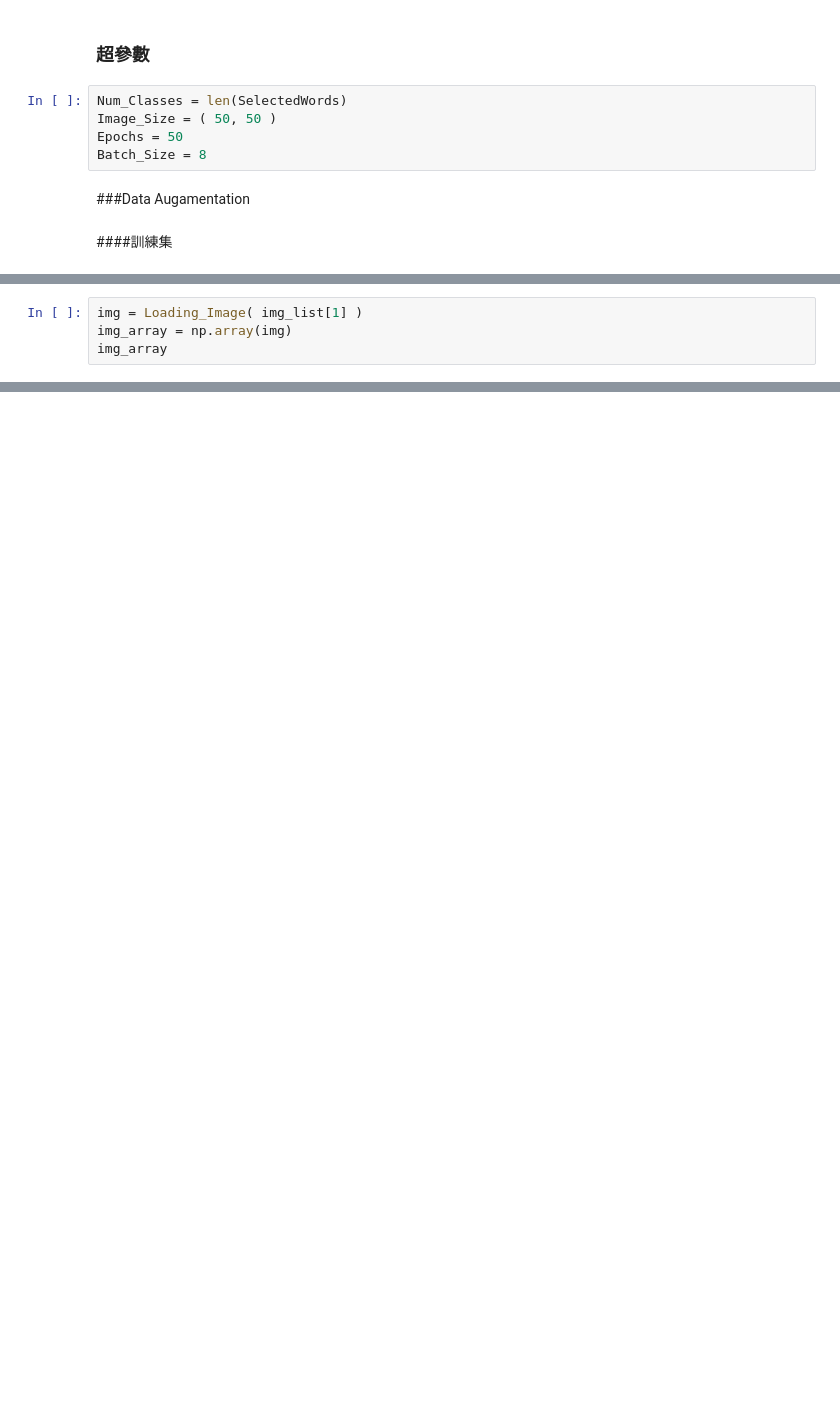
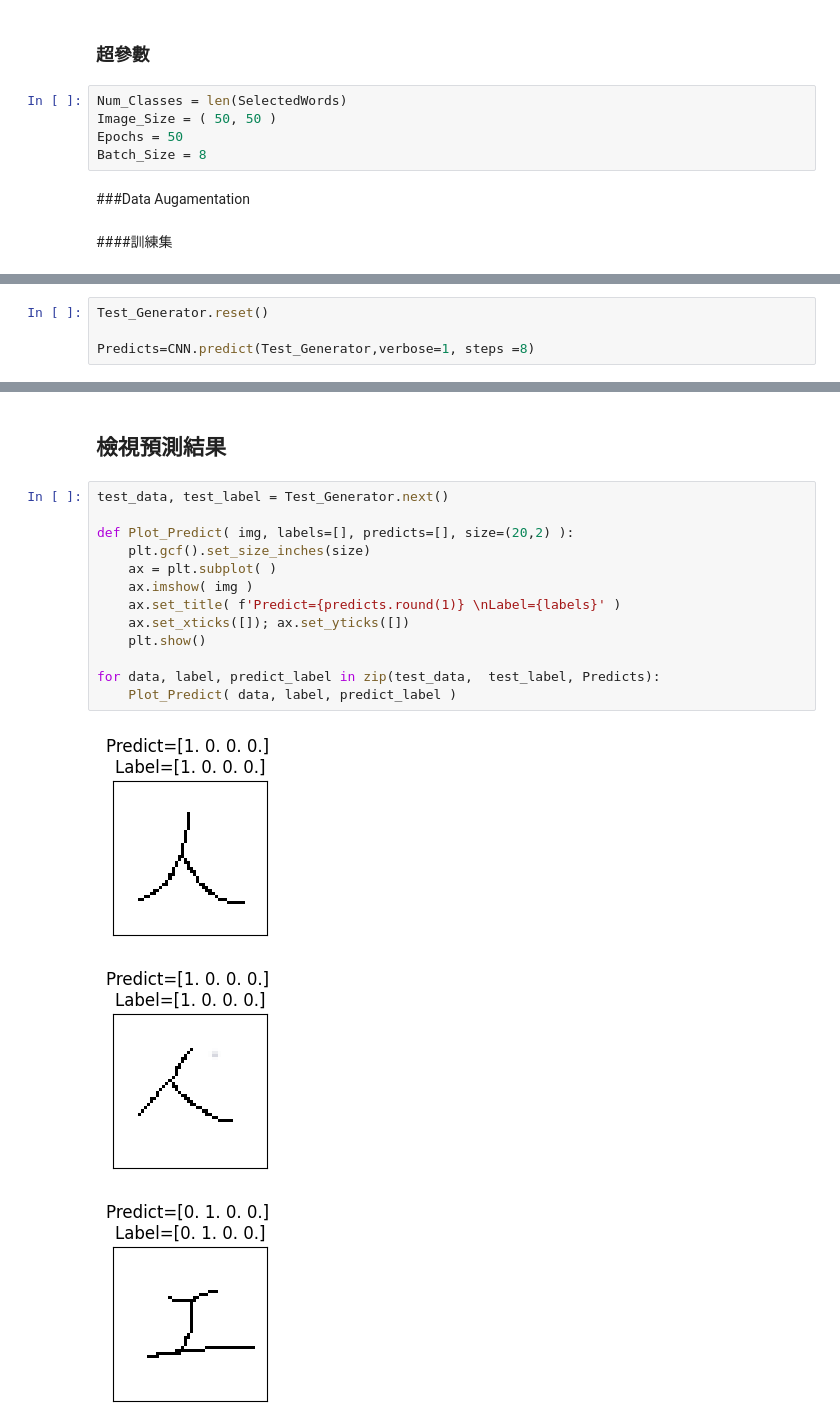
Before and after one commit to YannnLing/CHN_REC, a Jupyter notebook: Chinese_recog.ipynb, the cells around one changed output, grey strips where cells are left out. Saved outputs shown, nothing was run; the diff lists cells and outputs as text; blank space fills up the shorter version.

```diff
--- a/Chinese_recog.ipynb
+++ b/Chinese_recog.ipynb
@@ -341,4 +404,0 @@ batch 4:
-# %%
-img = Loading_Image( img_list[1] )
-img_array = np.array(img)
-img_array
@@ -362,0 +407,4 @@ array([[[255, 255, 255],
+# %%
+Test_Generator.reset()
+
+Predicts=CNN.predict(Test_Generator,verbose=1, steps =8)
@@ -362,0 +414,19 @@ array([[[255, 255, 255],
+# %% [markdown]
+## 檢視預測結果
+# %%
+test_data, test_label = Test_Generator.next()
+
+def Plot_Predict( img, labels=[], predicts=[], size=(20,2) ):
+    plt.gcf().set_size_inches(size)
+    ax = plt.subplot( )
+    ax.imshow( img )
+    ax.set_title( f'Predict={predicts.round(1)} \nLabel={labels}' )
+    ax.set_xticks([]); ax.set_yticks([])
+    plt.show()
+
+for data, label, predict_label in zip(test_data,  test_label, Predicts):
+    Plot_Predict( data, label, predict_label )
+# %% [output]
+[figure, added]
+[figure, added]
+[figure, added]
```
Also changed, not shown: parts of 32 cells of this notebook.
